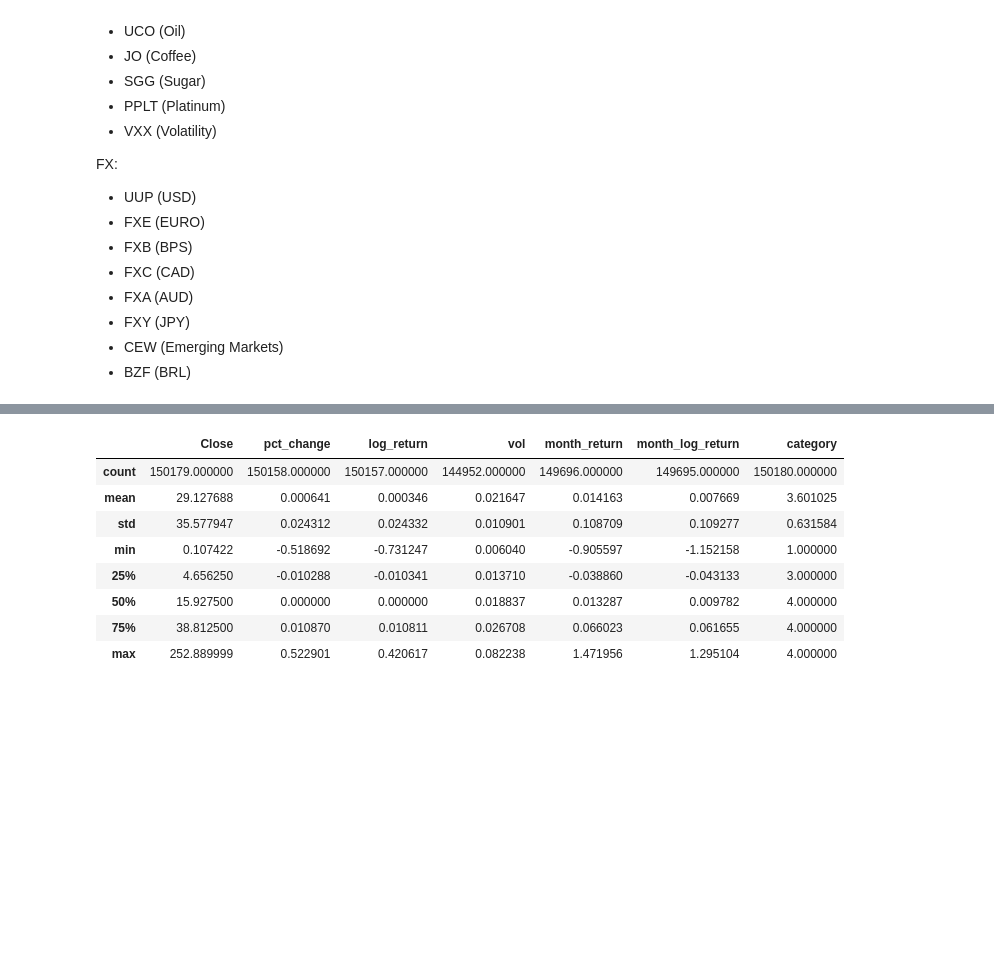
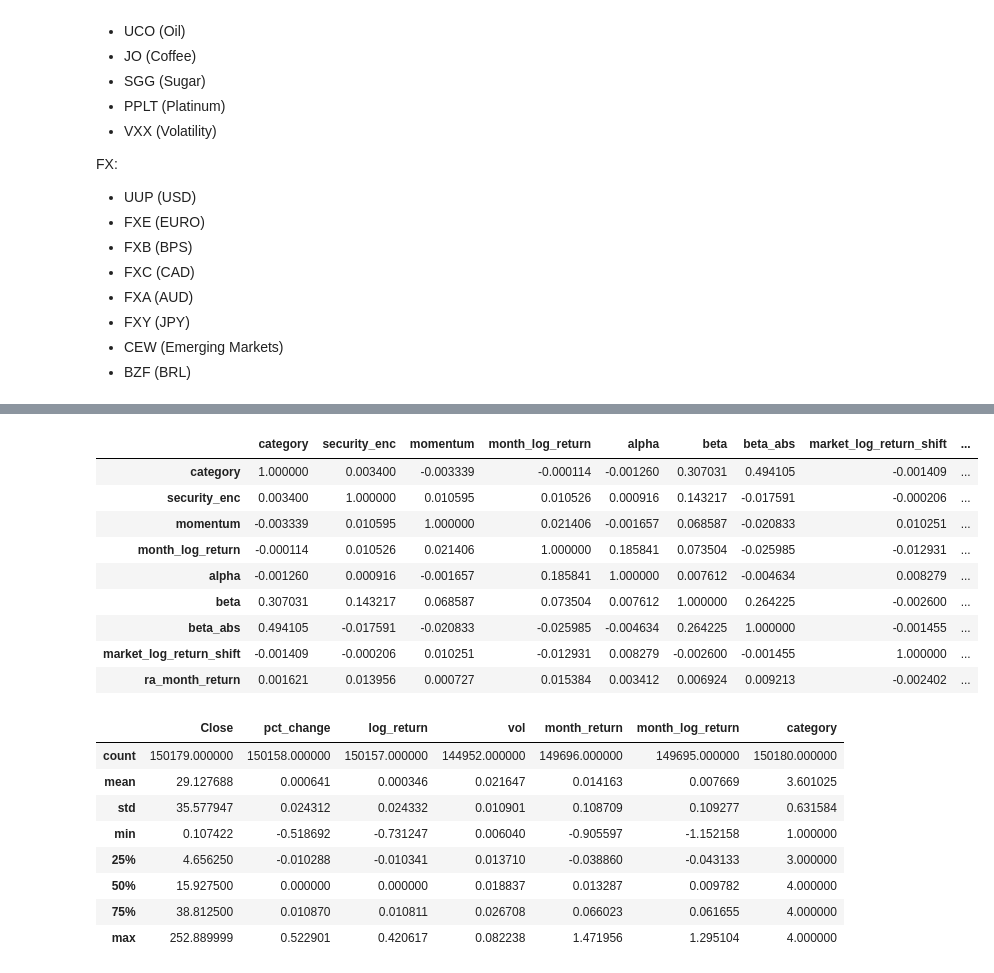
Before and after one commit to bglick13/Bayesian-Stock-Models, a Jupyter notebook: Vol adjusted pooling - momentum.ipynb, the cells around one changed output, grey strips where cells are left out. Saved outputs shown, nothing was run; the diff lists cells and outputs as text; code cells hidden in the pictures; blank space fills up the shorter version.

```diff
--- a/Vol adjusted pooling - momentum.ipynb
+++ b/Vol adjusted pooling - momentum.ipynb
@@ -112,0 +127,8 @@ tickers = dict(
+# %%
+def beta_helper(row, *args):
+    spy = args[0]
+    try:
+        return pd.Series(dict(beta=(row['corr'] * row['vol']) / spy.loc[row['Date'], 'vol'],
+                              market_log_return=spy.loc[row['Date'], 'log_return']))
+    except KeyError:
+        return pd.Series(dict(beta=np.nan, market_log_return=np.nan))
@@ -136,3 +223,18 @@ q1, q2, q3 = combined['vol'].quantile([.25, .5, .75])
+# %%
+combined['market_log_return_shift'] = combined['market_log_return'].shift(1)
+# %%
+combined.loc[combined['ticker']!='SPY', ['category', 'security_enc', 'momentum', 'month_log_return', 'alpha', 'beta', 'beta_abs', 'market_log_return_shift', 'ra_month_return']].corr()
+# %% [output]
+|  | category | security_enc | momentum | month_log_return | alpha | beta | beta_abs | market_log_return_shift | ... |
+| category | 1.000000 | 0.003400 | -0.003339 | -0.000114 | -0.001260 | 0.307031 | 0.494105 | -0.001409 | ... |
+| security_enc | 0.003400 | 1.000000 | 0.010595 | 0.010526 | 0.000916 | 0.143217 | -0.017591 | -0.000206 | ... |
+| momentum | -0.003339 | 0.010595 | 1.000000 | 0.021406 | -0.001657 | 0.068587 | -0.020833 | 0.010251 | ... |
+| month_log_return | -0.000114 | 0.010526 | 0.021406 | 1.000000 | 0.185841 | 0.073504 | -0.025985 | -0.012931 | ... |
+| alpha | -0.001260 | 0.000916 | -0.001657 | 0.185841 | 1.000000 | 0.007612 | -0.004634 | 0.008279 | ... |
+| beta | 0.307031 | 0.143217 | 0.068587 | 0.073504 | 0.007612 | 1.000000 | 0.264225 | -0.002600 | ... |
+| beta_abs | 0.494105 | -0.017591 | -0.020833 | -0.025985 | -0.004634 | 0.264225 | 1.000000 | -0.001455 | ... |
+| market_log_return_shift | -0.001409 | -0.000206 | 0.010251 | -0.012931 | 0.008279 | -0.002600 | -0.001455 | 1.000000 | ... |
+| ra_month_return | 0.001621 | 0.013956 | 0.000727 | 0.015384 | 0.003412 | 0.006924 | 0.009213 | -0.002402 | ... |
 # %%
 combined.describe()
 # %% [output]
```
Also changed, not shown: parts of 18 cells of this notebook, 9 other files.
